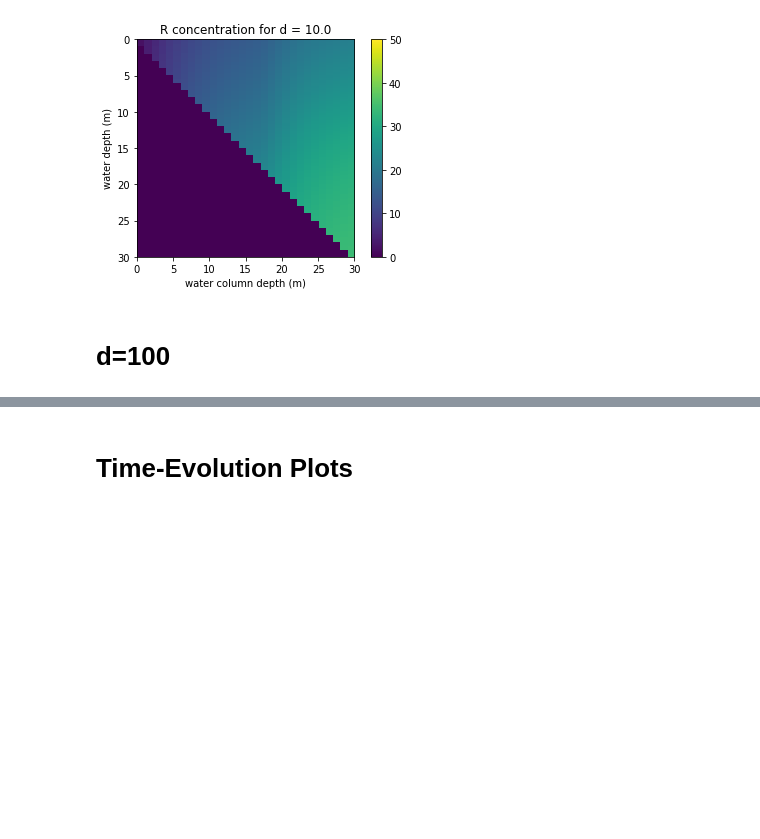
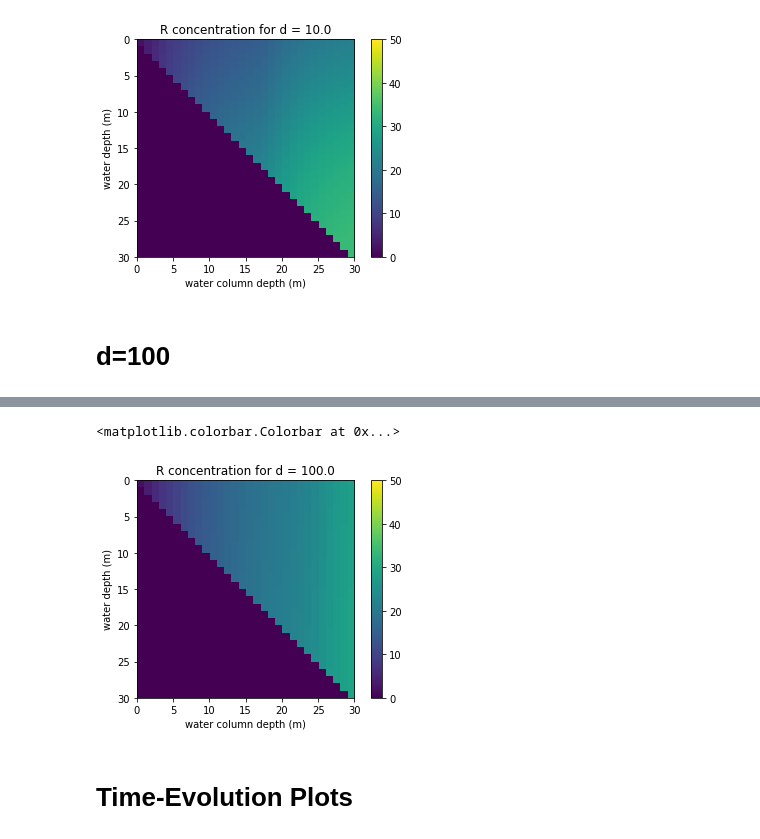
Before and after one commit to alisonpeard/phytoplankton_dynamics, a Jupyter notebook: Python Notebooks/Creating Depth-Turbulence Plots.ipynb, the cells around one changed output, grey strips where cells are left out. Cells and saved outputs as stored; diff of their text form; code cells hidden in the pictures; blank space fills up the shorter version.

```diff
--- a/Python Notebooks/Creating Depth-Turbulence Plots.ipynb
+++ b/Python Notebooks/Creating Depth-Turbulence Plots.ipynb
@@ -216,0 +229,11 @@ plt.colorbar()
+# %%
+# Heatmap
+plt.imshow(R100[:,:],aspect=1,origin="lower",extent=(0,zmax,0,zmax),vmax=50)
+plt.xlabel('water column depth (m)')
+plt.ylabel('water depth (m)')
+plt.title('R concentration for d = {}'.format(d))
+plt.gca().invert_yaxis()
+plt.colorbar()
+# %% [output]
+<matplotlib.colorbar.Colorbar at 0x...>
+[figure, added]
```
Also changed, not shown: parts of 7 cells of this notebook, 8 other files.
